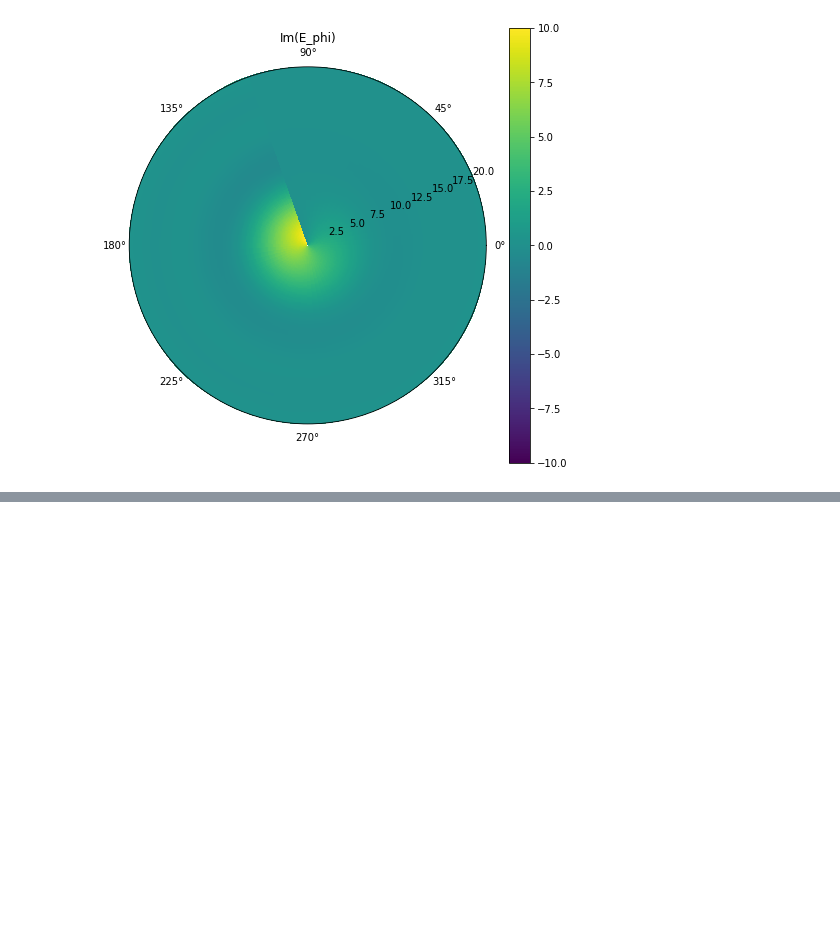
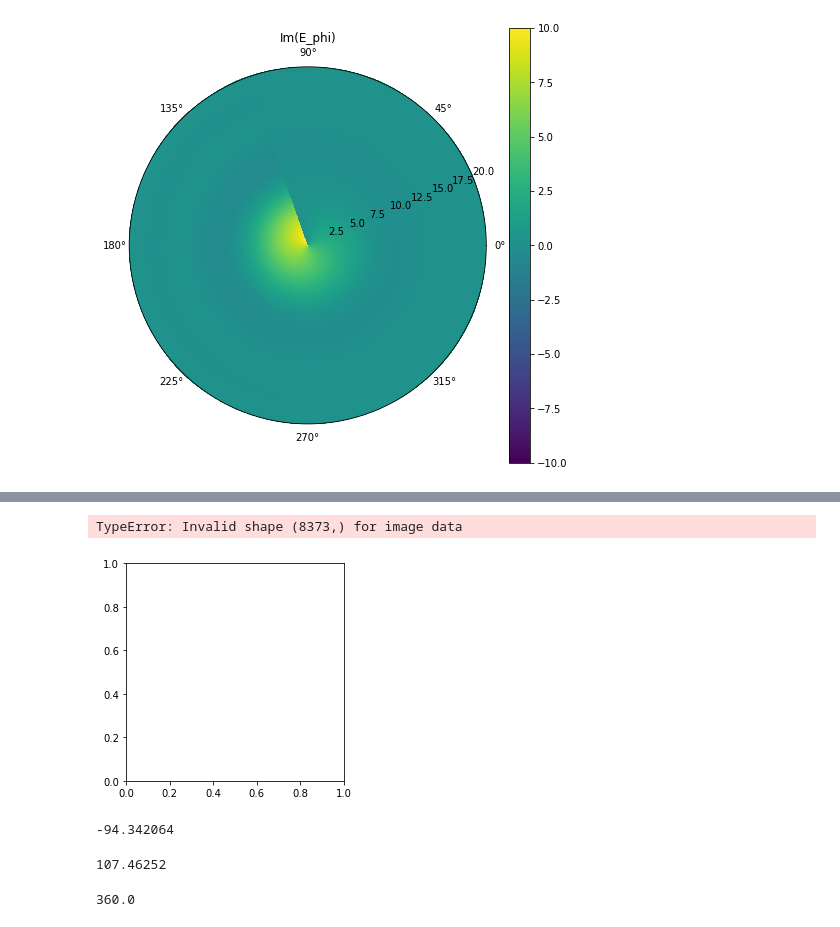
Before and after one commit to yupinghuang/sim-toolkit, a Jupyter notebook: notebooks/jonas-beam.ipynb, the cells around one changed output, grey strips where cells are left out. Cells and saved outputs as stored; diff of their text form; code cells hidden in the pictures; blank space fills up the shorter version.

```diff
--- a/notebooks/jonas-beam.ipynb
+++ b/notebooks/jonas-beam.ipynb
@@ -179,0 +266,5 @@ fig.colorbar(p)
+# %%
+plt.imshow(beam_2_0_data['Xamp'])
+# %% [output]
+TypeError: Invalid shape (8373,) for image data
+[figure, added]
@@ -179,0 +273,12 @@ fig.colorbar(p)
+# %%
+beam_2_0_data['Xph'].min()
+# %% [output]
+-94.342064
+# %%
+beam_2_0_data['Xph'].max()
+# %% [output]
+107.46252
+# %%
+beam_2_0_data['phi'].max()
+# %% [output]
+360.0
```
Also changed, not shown: parts of 42 cells of this notebook, 10 other files.
